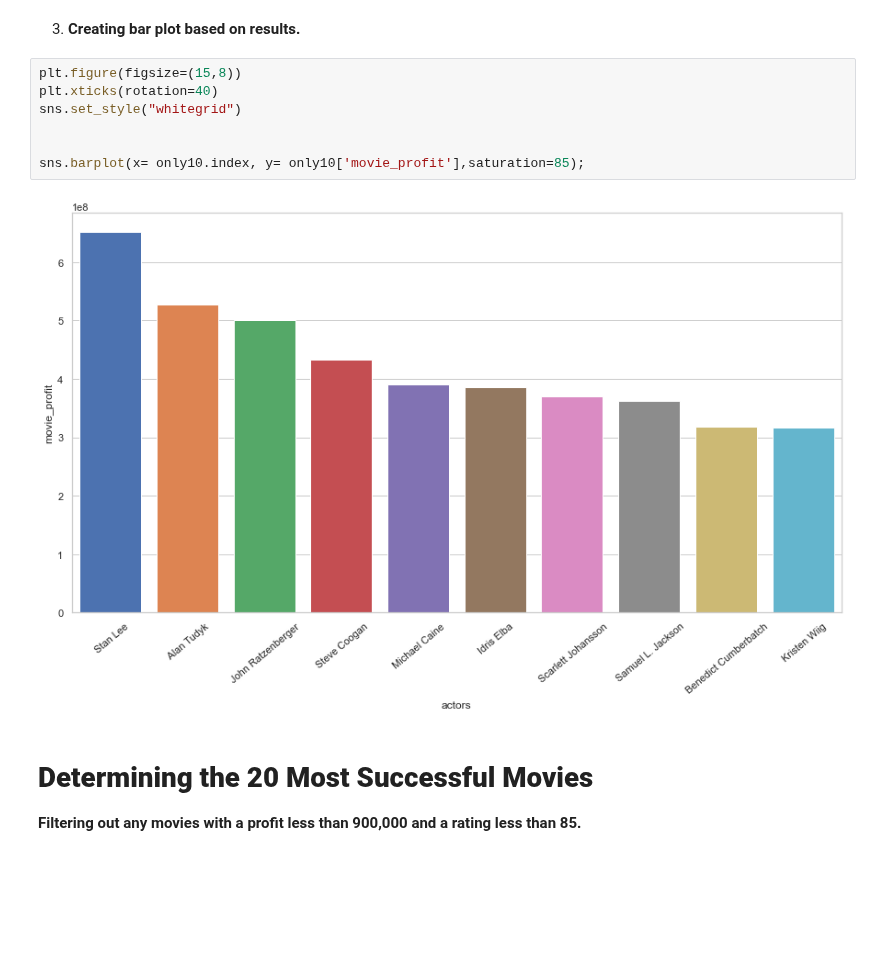
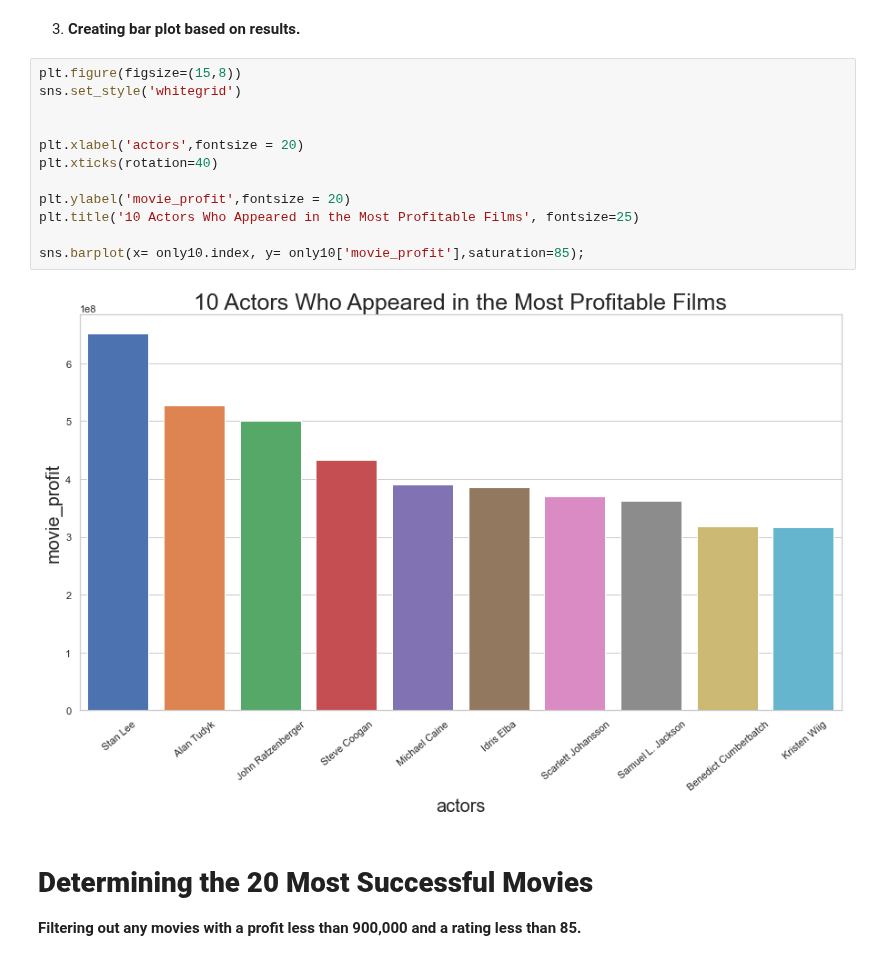
Before and after one commit to jchandleroneal/microsoft-movie-analysis, a Jupyter notebook: movie_analysis.ipynb, the cells around one changed output. Cells and saved outputs as stored; diff of their text form; blank space fills up the shorter version.

```diff
--- a/movie_analysis.ipynb
+++ b/movie_analysis.ipynb
@@ -432,13 +416,18 @@ only10
 3. **Creating bar plot based on results.**
 # %%
 plt.figure(figsize=(15,8))
-plt.xticks(rotation=40)
-sns.set_style("whitegrid")
+sns.set_style('whitegrid')
 
 
+plt.xlabel('actors',fontsize = 20)
+plt.xticks(rotation=40)
+
+plt.ylabel('movie_profit',fontsize = 20)
+plt.title('10 Actors Who Appeared in the Most Profitable Films', fontsize=25)
+
 sns.barplot(x= only10.index, y= only10['movie_profit'],saturation=85);
 # %% [output]
-[figure, old version]
+[figure, new version]
 # %% [markdown]
 # **Determining the 20 Most Successful Movies**
 
```
Also changed, not shown: parts of 16 cells of this notebook, 3 other files.
